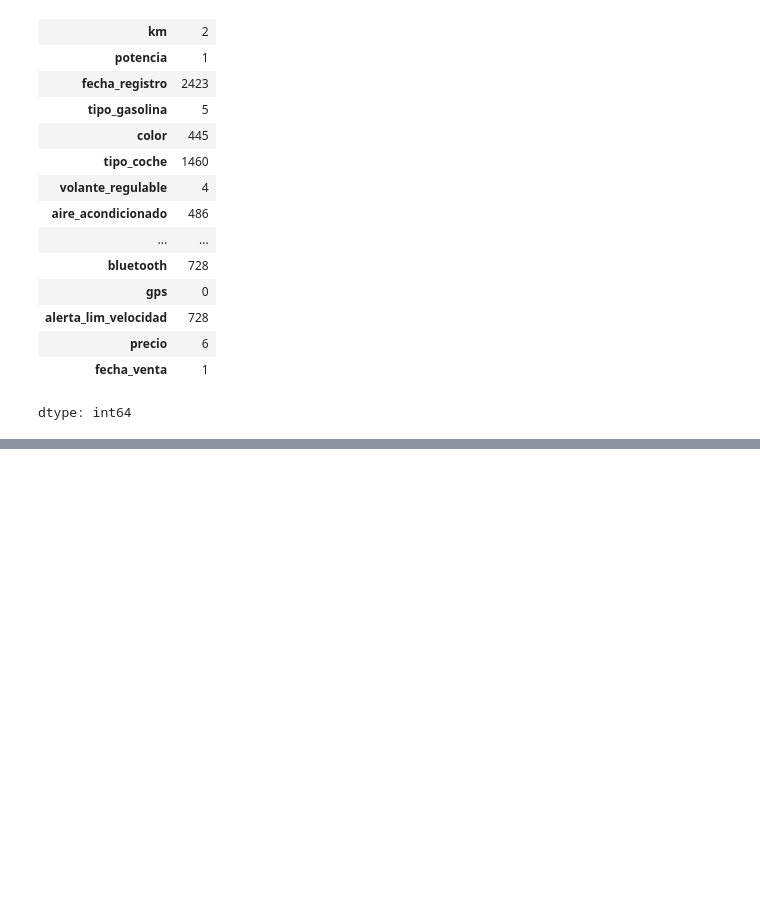
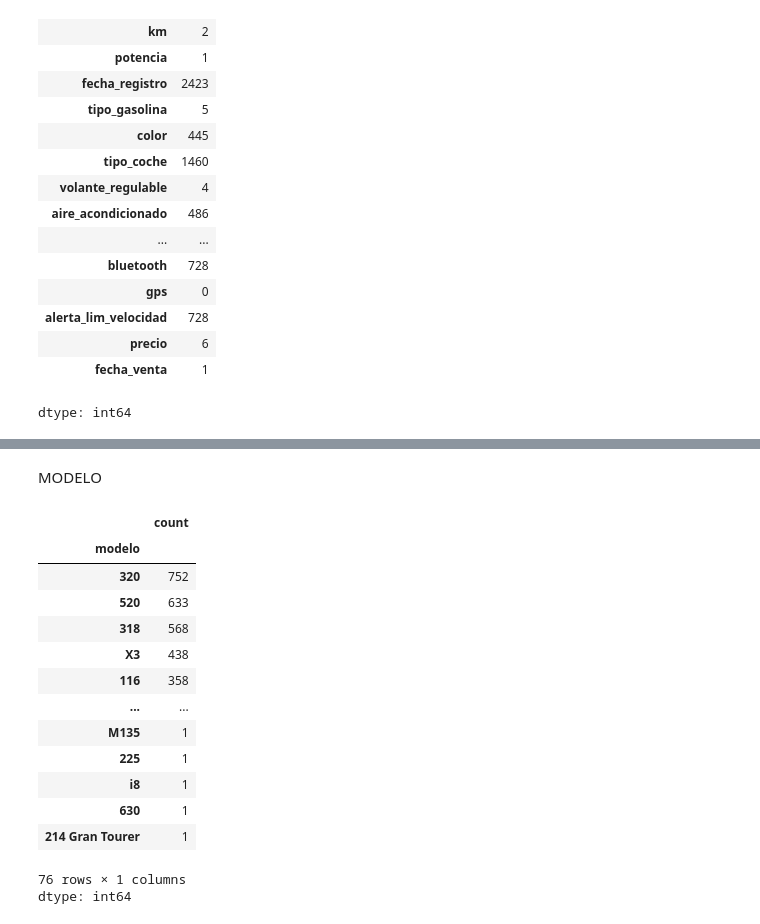
Before and after one commit to EnriqueQM/bmw-pricing-proyecto, a Jupyter notebook: BMW_Proyecto.ipynb, the cells around one changed output, grey strips where cells are left out. Drawn from its saved outputs; the diff is of its cells as text; code cells hidden in the pictures; blank space fills up the shorter version.

```diff
--- a/BMW_Proyecto.ipynb
+++ b/BMW_Proyecto.ipynb
@@ -89,0 +151,20 @@ dtype: int64
+# %% [markdown]
+MODELO
+# %%
+df_bmw["modelo"].value_counts()
+# %% [output]
+|  | count |
+| modelo |  |
+| 320 | 752 |
+| 520 | 633 |
+| 318 | 568 |
+| X3 | 438 |
+| 116 | 358 |
+| ... | ... |
+| M135 | 1 |
+| 225 | 1 |
+| i8 | 1 |
+| 630 | 1 |
+| 214 Gran Tourer | 1 |
+76 rows × 1 columns
+dtype: int64
```
Also changed, not shown: parts of 15 cells of this notebook.
